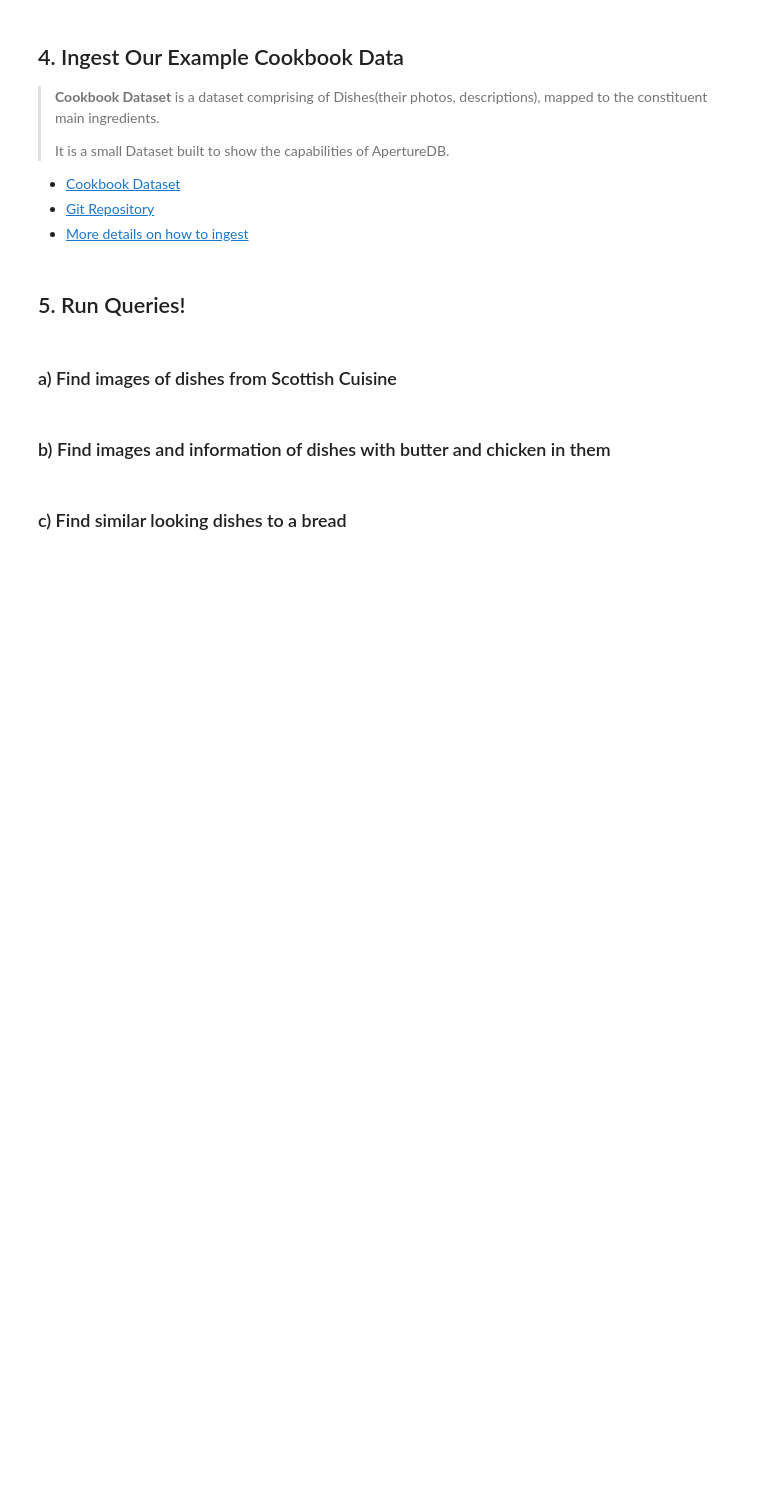
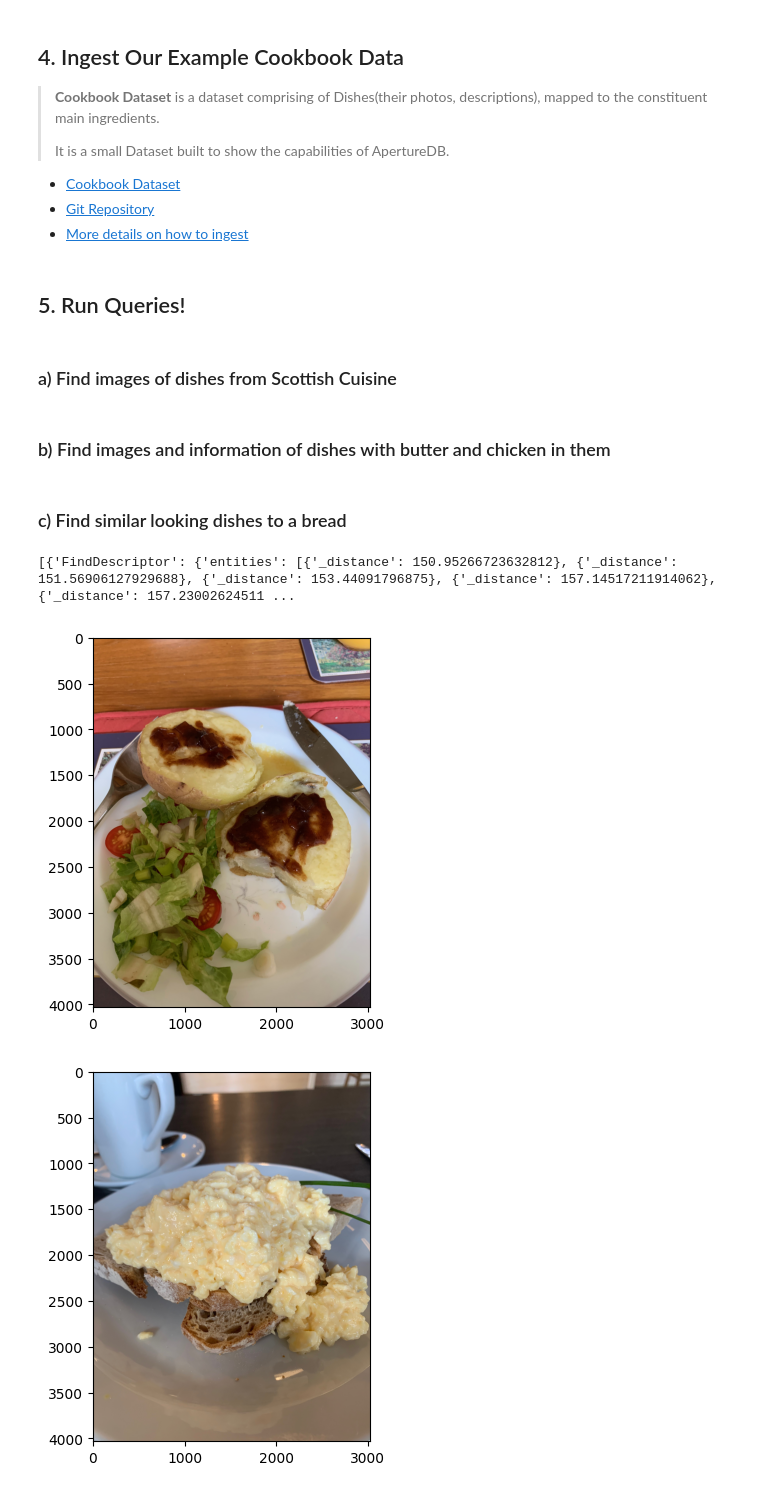
Before and after one commit to aperture-data/Cookbook, a Jupyter notebook: notebooks/QuickStart.ipynb, the cells around one changed output. Drawn from its saved outputs; the diff is of its cells as text; code cells hidden in the pictures; blank space fills up the shorter version.

Commit message:
Vector search example.

```diff
--- a/notebooks/QuickStart.ipynb
+++ b/notebooks/QuickStart.ipynb
@@ -207,3 +207,55 @@ if result == 0:
   display(blobs)
 # %% [markdown]
 ### c) Find similar looking dishes to a bread
+# %%
+from aperturedb.CommonLibrary import create_connector, execute_query
+from aperturedb.NotebookHelpers import display
+import clip
+import torch
+
+device = "cuda" if torch.cuda.is_available() else "cpu"
+model, preprocess = clip.load("ViT-B/16", device=device)
+
+search_tokens = clip.tokenize([f"a photo of bread"]).to(device)
+search_embeddings = model.encode_text(search_tokens)
+
+query = [{
+    "FindDescriptor": {
+        "set": "ViT-B/16",
+        "k_neighbors": 5,
+        "distances": True,
+        "blobs": False,
+        "_ref": 1
+    }
+}, {
+    "FindImage": {
+        "_ref": 2,
+        "blobs": True,
+        "is_connected_to": {
+            "ref": 1
+        },
+        "results": {
+            "all_properties": True
+        }
+    }
+}]
+
+if device == "cuda":
+    search_embeddings = search_embeddings.float()
+    blobs = search_embeddings[0].cpu().detach().numpy().tobytes()
+else:
+    blobs = search_embeddings[0].detach().numpy().tobytes()
+
+client = create_connector()
+result, response, blobs = execute_query(client, query, [blobs])
+
+# Print the response
+print(response)
+
+# Check if the query was successful
+if result == 0:
+  display(blobs)
+# %% [output]
+[{'FindDescriptor': {'entities': [{'_distance': 150.95266723632812}, {'_distance': 151.56906127929688}, {'_distance': 153.44091796875}, {'_distance': 157.14517211914062}, {'_distance': 157.23002624511 ...
+[figure, added]
+[figure, added]
```
Also changed, not shown: parts of 2 cells of this notebook, 1 other file.
